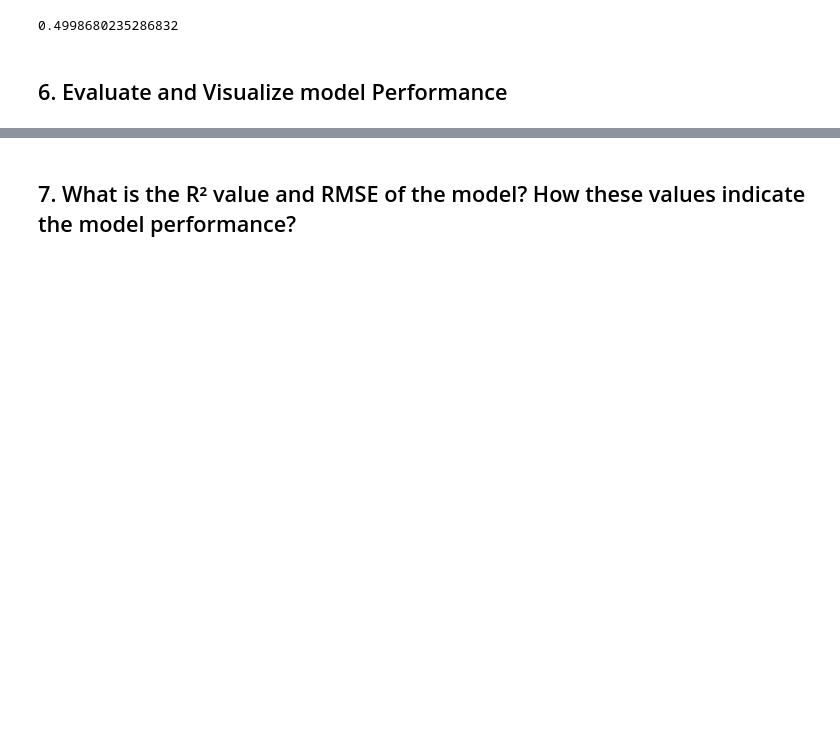
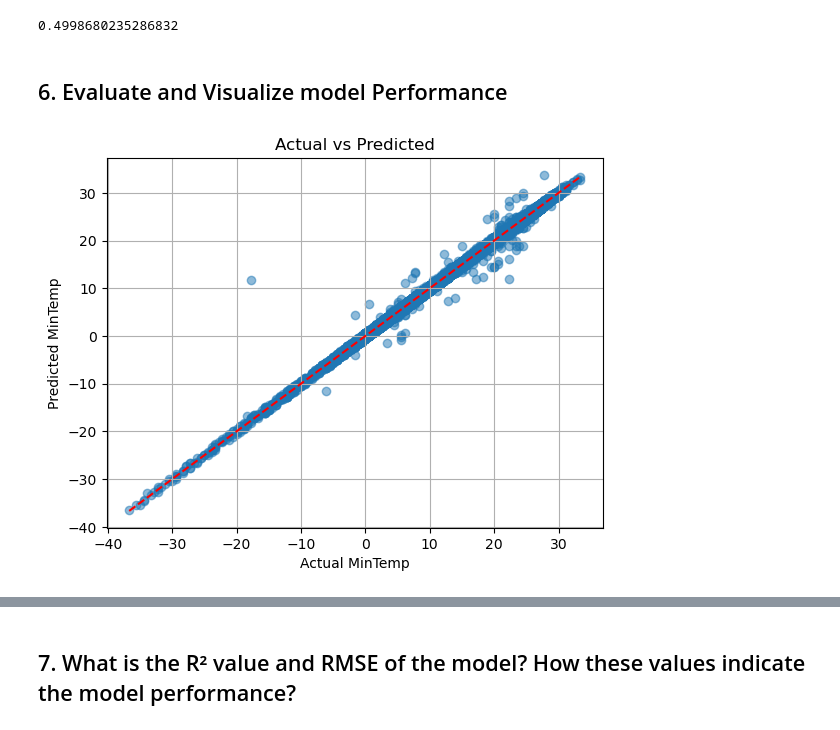
Before and after one commit to Kaiser271/2025-Phase-2, a Jupyter notebook: data-science/2. Machine Learning Project/part2_submission.ipynb, the cells around one changed output, grey strips where cells are left out. Saved outputs shown, nothing was run; the diff lists cells and outputs as text; code cells hidden in the pictures; blank space fills up the shorter version.

```diff
--- a/data-science/2. Machine Learning Project/part2_submission.ipynb
+++ b/data-science/2. Machine Learning Project/part2_submission.ipynb
@@ -393,14 +393,26 @@ def calc_rmse(y_pred, y_test):
     rmse = np.sqrt(mean_squared_error(y_test, y_pred))
     return rmse
 # %%
-max = 1
-for i in range(50, 1000):
-    y_pred, y_test = train_nn((), 100)
-    rmse = calc_rmse(y_pred, y_test)
-    if rmse < max:
-        max = rmse
+
+y_pred, y_test = train_nn((), 100)
+rmse = calc_rmse(y_pred, y_test)
 print(rmse)
 # %% [output]
 0.4998680235286832
 # %% [markdown]
 ## 6. Evaluate and Visualize model Performance
+# %%
+import matplotlib.pyplot as plt
+
+def plot_actual_vs_predicted(y_test, y_pred):
+    plt.scatter(y_test, y_pred, alpha=0.5)
+    plt.plot([min(y_test), np.max(y_test)], [min(y_test), np.max(y_test)], 'r--')
+    plt.xlabel("Actual MinTemp")
+    plt.ylabel("Predicted MinTemp")
+    plt.title("Actual vs Predicted")
+    plt.grid(True)
+    plt.show()
+
+plot_actual_vs_predicted(y_test, y_pred)
+# %% [output]
+[figure, added]
```
Also changed, not shown: parts of 6 cells of this notebook.
